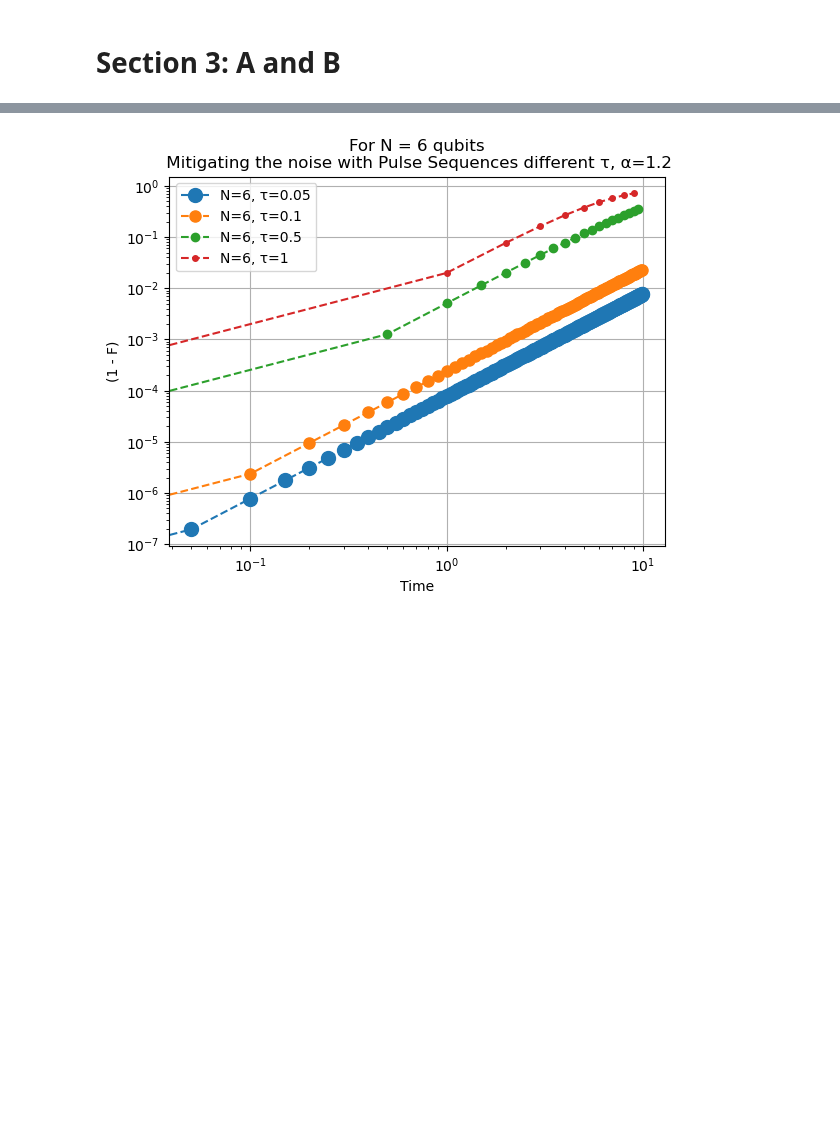
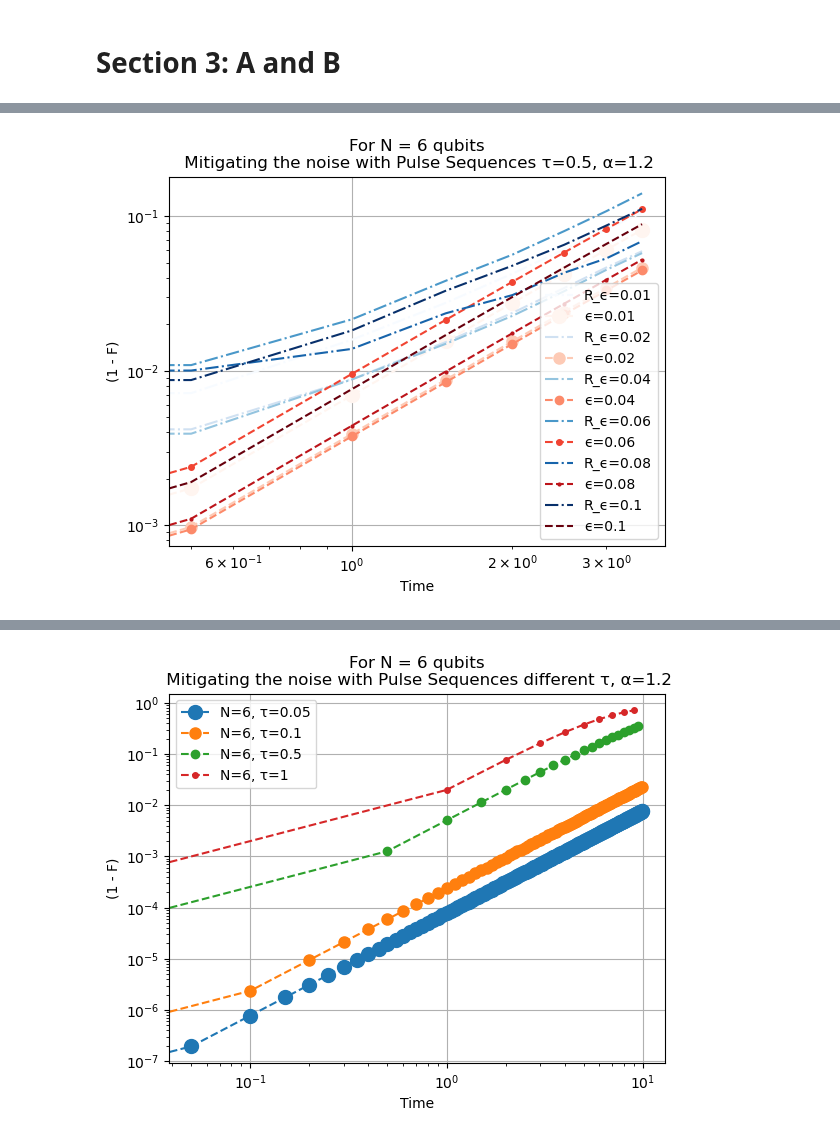
Before and after one commit to JessicaJohnBritto/WalshPulseSeq, a Jupyter notebook: Initial Codes/Section_3_Final.ipynb, the cells around one changed output, grey strips where cells are left out. Drawn from its saved outputs; the diff is of its cells as text; code cells hidden in the pictures; blank space fills up the shorter version.

```diff
--- a/Initial Codes/Section_3_Final.ipynb
+++ b/Initial Codes/Section_3_Final.ipynb
@@ -213,10 +290,53 @@ params['deltaError_list'] = [0, 0]
 ## Initial Script
 
 params['alpha_list'] = [1.2]
-params['tau_list'] = [1]
+params['tau_list'] = [0.5]
 params['alpha'] = params['alpha_list'][0]
-max_index = 6
-Wx, Wy = list(range(0, max_index, 1)), list(range(0, max_index, 1))
-params['N'] = len(Wx)
+max_index = 2
+params['Wx'], params['Wy'] = list(range(0, max_index, 1)), list(range(0, max_index, 1))
+params['N'] = len(params['Wx'])
+params['err_list'] = [0.01, 0.02, 0.04, 0.06, 0.08, 0.1]
+params['err'] = params['err_list'][0]
+num_list = np.linspace(-2*params['err'], 2*params['err'], 2*params['N'])
+params['deltaError_list'] = np.random.choice(num_list, params['N'], replace=False)
+# %%
+cls = 10
+colors1 = plt.cm.Blues(np.linspace(0, 1, len(params['err_list'])))
+colors2 = plt.cm.Reds(np.linspace(0, 1, len(params['err_list'])))
+for i, err in enumerate(params['err_list']):
+    params['err'] = err
+    num_list = np.linspace(-2*params['err'], 2*params['err'], 2*params['N'])
+    params['deltaError_list'] = np.random.choice(num_list, params['N'], replace=False)
+    params['WF_Wx'] = WF_Generate(params, We = params['Wx'])
+    params['pulses'] = PulseRotError(params, Wx = params['Wx'], Wy = params['Wy'])
+    params['n'] = len(params['pulses'])
+    params['opH'] = [X, Y]
+    n, N, r, op, pulses, psi_nm, R, alpha = initialVals(params)
+    params['R'], params['r'] = R, r
+
+    params['alpha'] = params['alpha_list'][0]
+
+    psi_t, F, uOp, t = [], [], [], []
+    params['tau'] = params['tau_list'][0]
+    uOp_l, uOp_k, t = doubleAvg_RotAngle(params)
+    psi_t = [normalizeWF(u@psi_nm) for i,u in enumerate(uOp_l)]
+    F = [1-np.power(np.abs(np.vdot(psi_nm, pt)), 2) for pt in psi_t]
+    plt.plot(t, F, "-.", label = f"R_ϵ={params['err']}", ms=cls, color = colors1[i])
+
+    psi_t = [normalizeWF(u@psi_nm) for i,u in enumerate(uOp_k)]
+    F = [1-np.power(np.abs(np.vdot(psi_nm, pt)), 2) for pt in psi_t]
+    plt.plot(t, F, "--o", label = f"ϵ={params['err']}", ms=cls, color = colors2[i])
+
+    cls -=2
+    plt.yscale("log")
+    plt.xscale("log")
+    plt.legend()
+    plt.xlabel("Time")
+    plt.ylabel("(1 - F)")
+    plt.title(f"For N = {params['N']} qubits\n Mitigating the noise with Pulse Sequences τ={params['tau']}, α={params['alpha']}")
+    plt.grid('on')
+plt.show()
+# %% [output]
+[figure, added]
 # %%
 cls = 10
```
Also changed, not shown: parts of 5 cells of this notebook.
